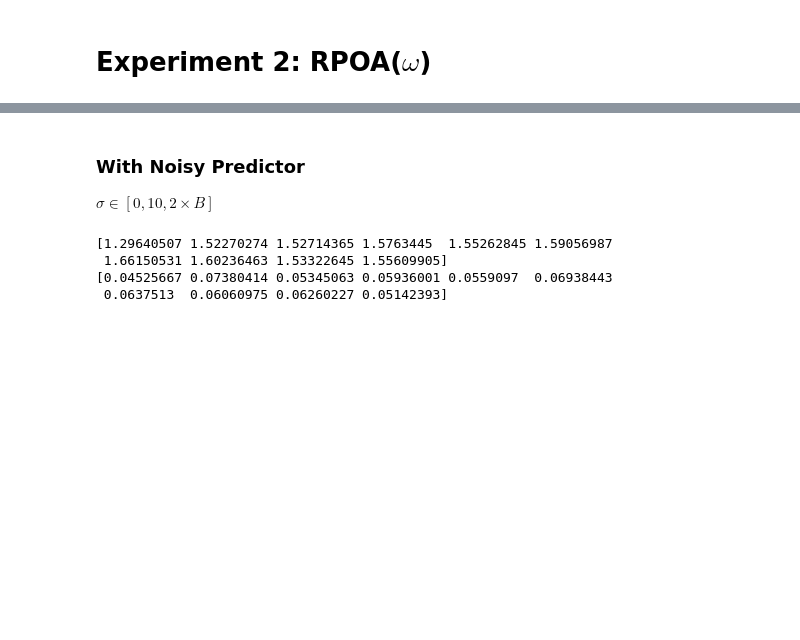
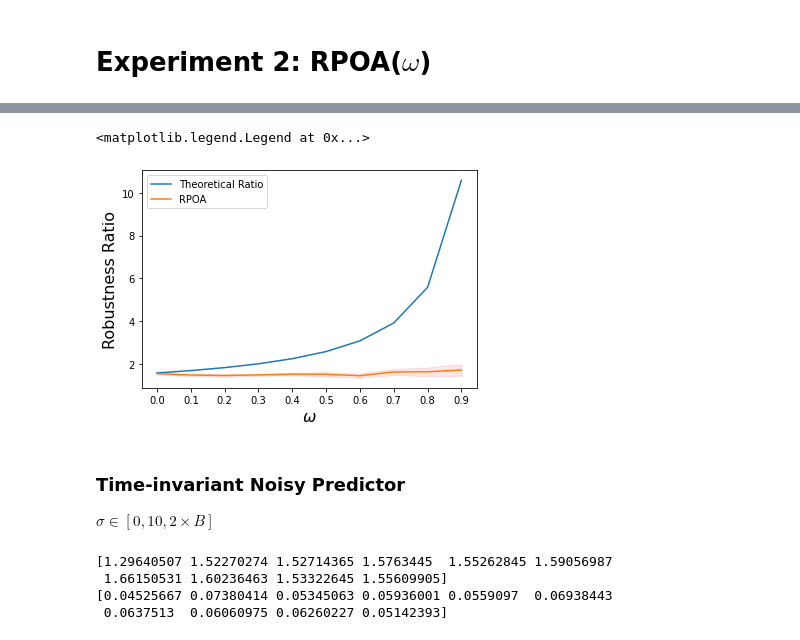
Before and after one commit to majid-khonji/rent-or-buy, a Jupyter notebook: test.ipynb, the cells around one changed output, grey strips where cells are left out. Cells and saved outputs as stored; diff of their text form; code cells hidden in the pictures; blank space fills up the shorter version.

```diff
--- a/test.ipynb
+++ b/test.ipynb
@@ -141,5 +176,41 @@ plt.legend()
+# %%
+w_list = np.arange(0,1,.1)
+repeat = 50
+alg_reps = 50
+c_ratio = np.zeros((len(w_list), repeat))
+for idx,w in enumerate(w_list):
+    for j in np.arange(repeat):
+        ins = i.Instance(B=50, time_dependant=True)
+        alg_total = 0
+        for l in range(alg_reps):
+            alg_total += a.RPOA(ins, w)
+        opt = a.OPT(ins)
+        alg_avg = alg_total/alg_reps
+        c_ratio[idx, j] = alg_avg/opt
+# %%
+
+avg_ratio = np.mean(c_ratio, axis=1)
+ci = 1.96 * np.std(c_ratio,axis=1)/np.sqrt(repeat)
+
+plt.clf()
+plt.xlabel("$\omega$", fontsize=16)
+plt.ylabel("Robustness Ratio", fontsize=16)
+
+robust_ratio = [(np.exp(1)-w)/((np.exp(1)-1)*(1-w)) for w in w_list]
+positions = np.arange(1, len(w_list)+1)
+
+plt.plot(positions, robust_ratio, label= "Theoretical Ratio")
+plt.plot(positions, avg_ratio, label = "RPOA")
+plt.fill_between(positions, (avg_ratio-ci), (avg_ratio+ci), color='r', alpha=.1)
+
+formated_list = ['%.1f' % elem for elem in w_list ]
+plt.xticks(positions, formated_list);
+plt.legend()
+# %% [output]
+<matplotlib.legend.Legend at 0x...>
+[figure, added]
 # %% [markdown]
-### With Noisy Predictor
+### Time-invariant Noisy Predictor
 $\sigma \in [0,10, 2\times B]$
 # %%
 w = 0.3
```
Also changed, not shown: parts of 13 cells of this notebook, 2 other files.
